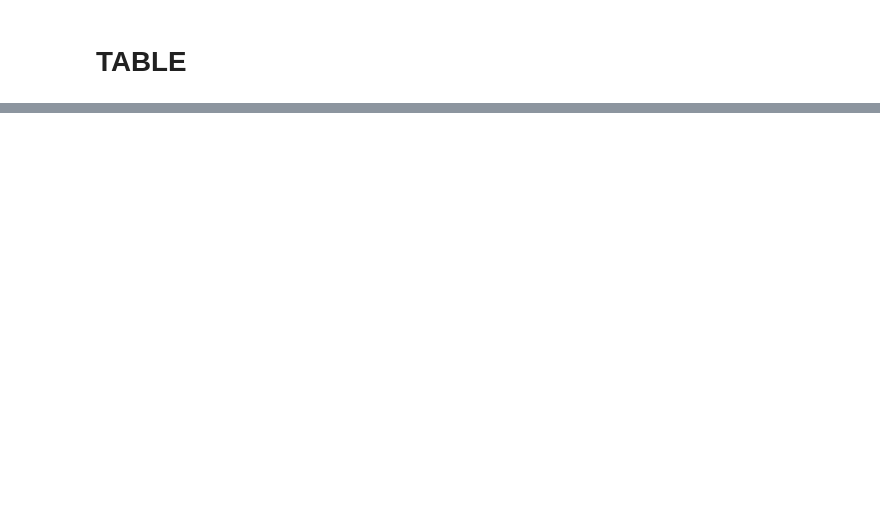
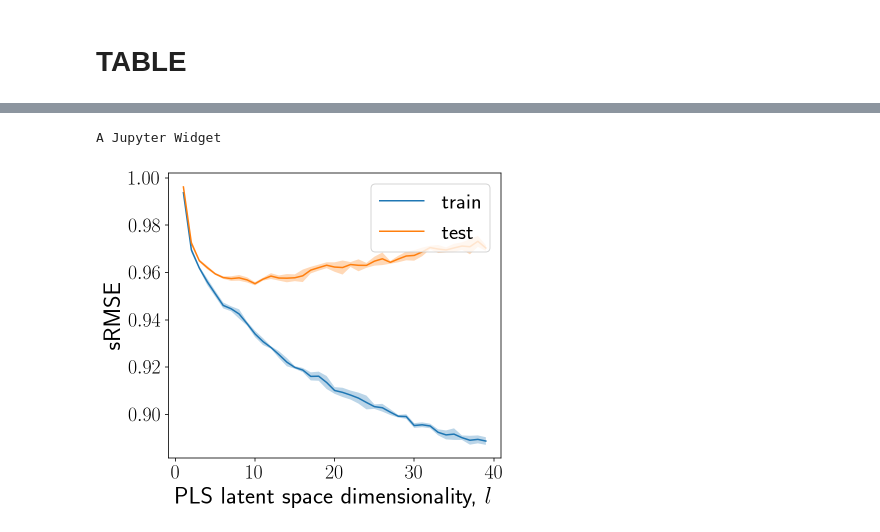
Before and after one commit to Intelligent-Systems-Phystech/MSThesis, a Jupyter notebook: Isachenko2018MultivariateQPFS/code/4-Comparison.ipynb, the cells around one changed output, grey strips where cells are left out. Saved outputs shown, nothing was run; the diff lists cells and outputs as text; code cells hidden in the pictures; blank space fills up the shorter version.

```diff
--- a/Isachenko2018MultivariateQPFS/code/4-Comparison.ipynb
+++ b/Isachenko2018MultivariateQPFS/code/4-Comparison.ipynb
@@ -323,10 +334,10 @@ A Jupyter Widget
 # %%
 from itertools import combinations
 
-step = 21
+step = 30
 n_restarts = 5
 
-algs = ['RelAgg', 'SymImp', 'MinMax', 'MaxMin', 'MaxRel', 'MaxMin2']
+modes = ['RelAgg', 'SymImp', 'MinMax', 'MaxMin', 'MaxRel', 'AsymImp']
 
 score_history = []
 for i in range(n_restarts):
@@ -337,7 +348,7 @@ Ytrain_ar, Ytest_ar = get_autoreg_Y(Ytrain, step), get_autoreg_Y(Ytest, step)
 Xtrain_ar, Xtest_ar = Xtrain[:Xtrain.shape[0] - step + 1], Xtest[:Xtest.shape[0] - step + 1]
 
 for i in range(6):
-    print(algs[i])
+    print(modes[i])
     sh = [np.array(s[i])[:n_features] for s in score_history]
     corrs = []
     l2s = []
@@ -349,11 +360,11 @@ for i in range(6):
         corrs.append(sc.stats.spearmanr(s1, s2)[0])
         l2s.append(np.sqrt(np.sum((s1 - s2) ** 2)))
         l1s.append(np.sum(np.abs(s1 - s2)))
-        hams.append(sc.spatial.distance.hamming(s1 > 1e-6, s2 > 1e-6))
+        hams.append(sc.spatial.distance.hamming(s1 > 1e-3, s2 > 1e-3))
 
     for s1 in sh:
         comps.append(np.sum(s1 > 1e-6))
-        active_idxs = s1.argsort()[::-1][:np.sum(s1 > 1e-6)]
+        active_idxs = s1.argsort()[::-1][:50]#[:np.sum(s1 > 1e-3)]
         lr.fit(Xtrain_ar[:, active_idxs], Ytrain_ar)
         rmse.append(metric_rmse(Xtest_ar[:, active_idxs], Ytest_ar, lr))
 
@@ -402 +413,51 @@ rmse 41.507 $\pm$ 0.118
 --------------------------------------------------------------------------------
+# %%
+step = 30
+n_restarts = 5
+
+Ytrain_ar, Ytest_ar = get_autoreg_Y(Ytrain, step), get_autoreg_Y(Ytest, step)
+Xtrain_ar, Xtest_ar = Xtrain[:Xtrain.shape[0] - step + 1], Xtest[:Xtest.shape[0] - step + 1]
+
+rmse = []
+for k in tqdm_notebook(range(1, 40)):
+    pls = PLSRegression(n_components=k)
+    tr = []
+    te = []
+    for i in range(n_restarts):
+        X, Y = get_bootstrap(Xtrain_ar, Ytrain_ar)
+        pls.fit(X, Y)
+        tr.append(metric_nmse(X, Y, pls))
+        te.append(metric_nmse(Xtest_ar, Ytest_ar, pls))
+    rmse.append((k, tr, te))
+
+with open('res/pls_vs_k.json', 'w') as f:
+    f.write(json.dumps(rmse))
+# %% [output]
+A Jupyter Widget
+# %%
+with open('res/pls_vs_k.json', 'r') as f:
+    rmse = json.loads(f.read())
+
+x = [r[0] for r in rmse]
+y1_mean = np.array([np.mean(r[1]) for r in rmse])
+y2_mean = np.array([np.mean(r[2]) for r in rmse])
+y1_std = np.array([np.std(r[1]) for r in rmse])
+y2_std = np.array([np.std(r[2]) for r in rmse])
+
+plt.figure(figsize=(6, 5))
+
+plt.plot(x, y1_mean, label='train')
+plt.fill_between(x, y1_mean - y1_std, y1_mean + y1_std, alpha=0.3)
+
+plt.plot(x, y2_mean, label='test')
+plt.fill_between(x, y2_mean - y2_std, y2_mean + y2_std, alpha=0.3)
+
+plt.ylabel(r'sRMSE')
+plt.xlabel(r'PLS latent space dimensionality, $l$')
+
+plt.legend(loc='upper right')
+plt.tight_layout()
+plt.savefig('figs/pls_vs_k.pdf', format='pdf')
+plt.show()
+# %% [output]
+[figure, added]
```
Also changed, not shown: parts of 18 cells of this notebook, 19 other files.
